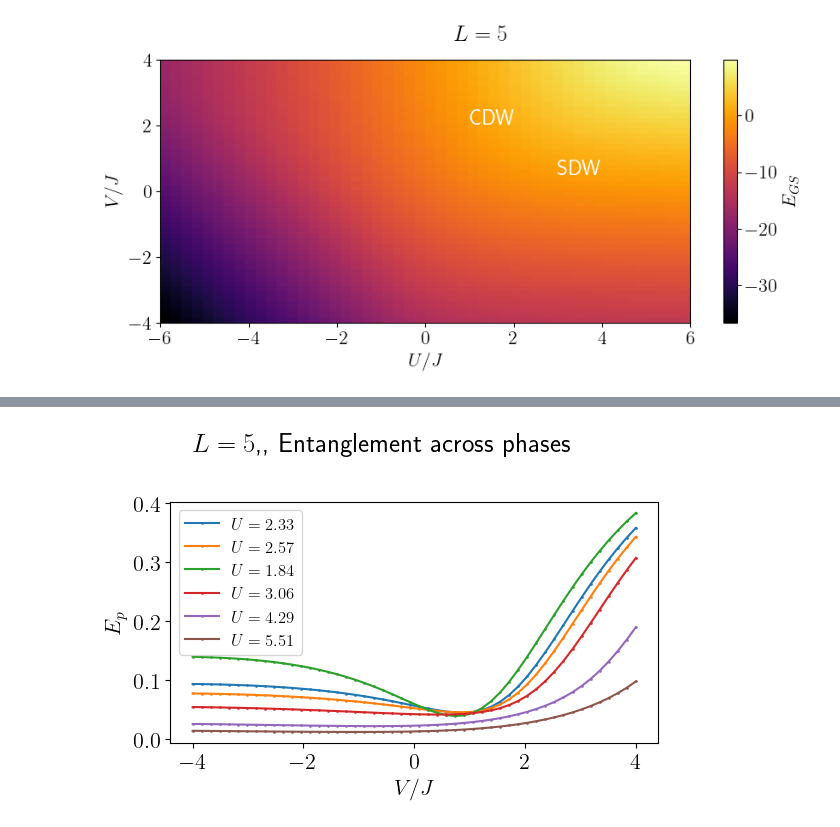
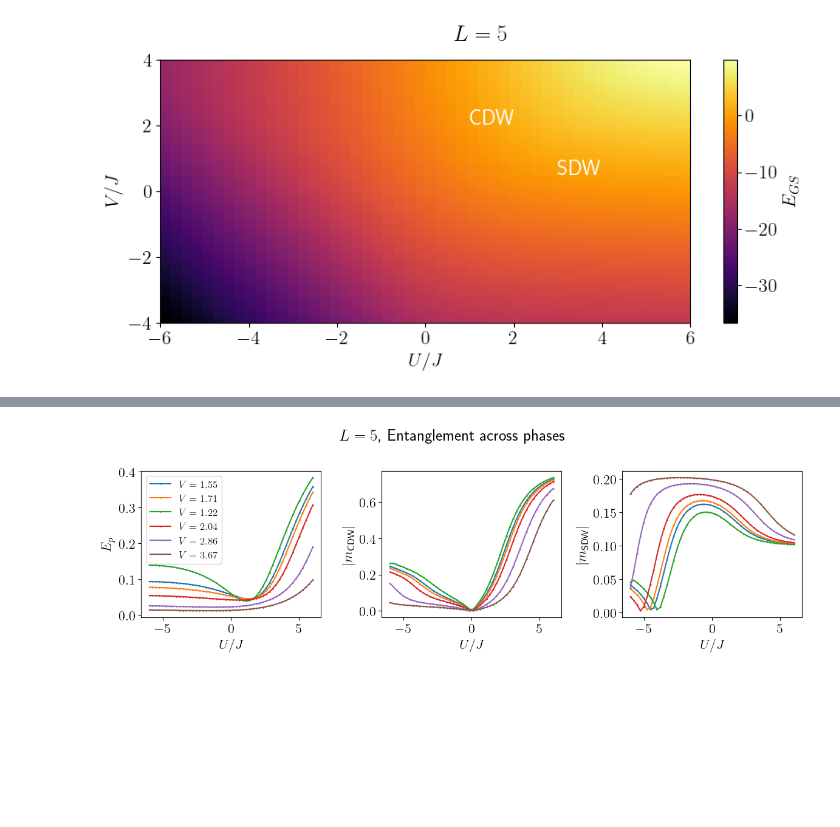
Before and after one commit to FelipePicoli/Extended_Hubbard_Model, a Jupyter notebook: notebooks/EHM_phase_diagram.ipynb, the cells around one changed output, grey strips where cells are left out. Cells and saved outputs as stored; diff of their text form; code cells hidden in the pictures; blank space fills up the shorter version.

```diff
--- a/notebooks/EHM_phase_diagram.ipynb
+++ b/notebooks/EHM_phase_diagram.ipynb
@@ -256,17 +317,26 @@ plt.show()
 # %%
 U_targets = [-4.75, -2.85, -1.76, -0.95, 0.0]
 
-fig, ax = plt.subplots(1, 1, figsize=(6, 4))
-plt.suptitle(f"$L = {L}$, , Entanglement across phases")
+fig, ax = plt.subplots(1, 3, figsize=(12, 4))
+plt.suptitle(f"$L = {L}$, Entanglement across phases")
 
 for U_target in U_targets:
     i_U_fixed = np.argmin(np.abs(U_vals - U_target))
-    ax.plot(V_vals, E_p[:, i_U_fixed], 'o-', markersize=0.9,  label=fr"$U={U_vals[i_U_fixed]:.2f}$")
+    ax[0].plot(V_vals, E_p[:, i_U_fixed], 'o-', markersize=0.9,  label=fr"$V={U_vals[i_U_fixed]:.2f}$")
+    ax[1].plot(V_vals, m_cdw[:, i_U_fixed], 'o-', markersize=0.9)
+    ax[2].plot(V_vals, m_sdw[:, i_U_fixed], 'o-', markersize=0.9)
 
-ax.set_xlabel(r"$V / J$")
-ax.set_ylabel(r"$E_p$")
-ax.legend(fontsize=12)
+ax[0].set_xlabel(r"$U / J$")
+ax[1].set_xlabel(r"$U / J$")
+ax[2].set_xlabel(r"$U / J$")
+ax[0].set_ylabel(r"$E_p$")
+
+ax[1].set_ylabel(r"$|m_{\text{CDW}}|$")
+ax[2].set_ylabel(r"$|m_{\text{SDW}}|$")
+
+ax[0].legend(fontsize=12)
 
 plt.tight_layout()
+fig.savefig(f"{figures_path}/{model}_{exec}/E_p_magnetization_charge_density={L}_fixed_U_negative_.png", dpi = 500, bbox_inches='tight')
 plt.show()
 # %% [output]
@@ -274,20 +346,29 @@ plt.show()
 # %%
 U_targets = [2.3, 2.6, 1.9, 3.1, 4.3, 5.6]
 
-fig, ax = plt.subplots(1, 1, figsize=(6, 4))
-plt.suptitle(f"$L = {L}$,, Entanglement across phases")
+fig, ax = plt.subplots(1, 3, figsize=(12, 4))
+plt.suptitle(f"$L = {L}$, Entanglement across phases")
 
 for U_target in U_targets:
     i_U_fixed = np.argmin(np.abs(U_vals - U_target))
-    ax.plot(V_vals, E_p[:, i_U_fixed], 'o-', markersize=0.9,  label=fr"$U={U_vals[i_U_fixed]:.2f}$")
+    ax[0].plot(U_vals, E_p[:, i_U_fixed], 'o-', markersize=0.9,  label=fr"$V={V_vals[i_U_fixed]:.2f}$")
+    ax[1].plot(U_vals, m_cdw[:, i_U_fixed], 'o-', markersize=0.9)
+    ax[2].plot(U_vals, m_sdw[:, i_U_fixed], 'o-', markersize=0.9)
 
 # ax.set_xlim(0, 4)
 
-ax.set_xlabel(r"$V / J$")
-ax.set_ylabel(r"$E_p$")
-ax.legend(fontsize=12)
+ax[0].set_xlabel(r"$U / J$")
+ax[1].set_xlabel(r"$U / J$")
+ax[2].set_xlabel(r"$U / J$")
+ax[0].set_ylabel(r"$E_p$")
+
+ax[1].set_ylabel(r"$|m_{\text{CDW}}|$")
+ax[2].set_ylabel(r"$|m_{\text{SDW}}|$")
+
+ax[0].legend(fontsize=12)
 
 plt.tight_layout()
+fig.savefig(f"{figures_path}/{model}_{exec}/E_p_magnetization_charge_density={L}_fixed_U_positive_.png", dpi = 500, bbox_inches='tight')
 plt.show()
 # %% [output]
-[figure, old version]
+[figure, new version]
```
Also changed, not shown: parts of 17 cells of this notebook, 42 other files.
